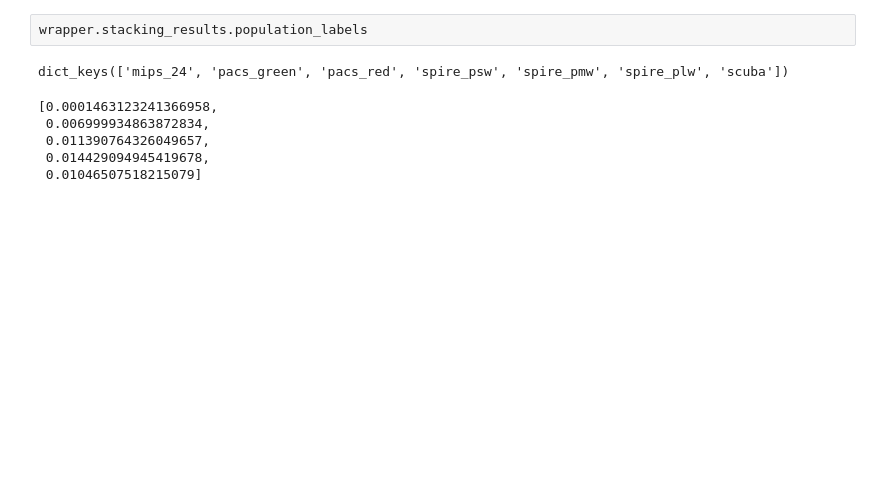
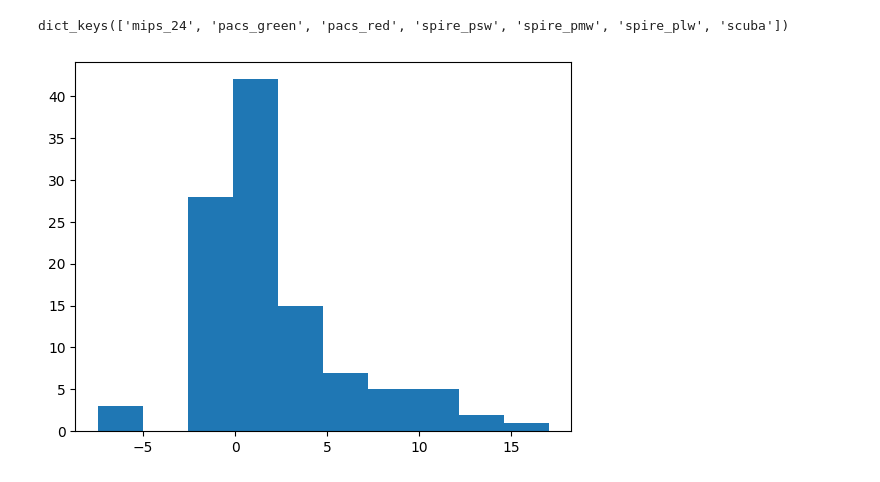
Before and after one commit to marcoviero/simstack4, a Jupyter notebook: notebooks/2025-06-20-load-json-fit-seds.ipynb, the cells around one changed output. Drawn from its saved outputs; the diff is of its cells as text; code cells hidden in the pictures; blank space fills up the shorter version.

```diff
--- a/notebooks/2025-06-20-load-json-fit-seds.ipynb
+++ b/notebooks/2025-06-20-load-json-fit-seds.ipynb
@@ -48,2 +90,0 @@ Population manager:
-# %% [raw]
-wrapper.stacking_results.population_labels
@@ -52,13 +95,11 @@ wrapper.stacking_results.flux_densities.keys()
 # %% [output]
 dict_keys(['mips_24', 'pacs_green', 'pacs_red', 'spire_psw', 'spire_pmw', 'spire_plw', 'scuba'])
 # %%
-wrapper.stacking_results.flux_densities['spire_psw'][:5]
+import matplotlib.pyplot as plt
+import numpy as np
+plt.hist(1e3*np.array(wrapper.stacking_results.flux_densities['spire_psw']));
 # %% [output]
-[0.0001463123241366958,
- 0.006999934863872834,
- 0.011390764326049657,
- 0.014429094945419678,
- 0.01046507518215079]
+[figure, added]
 # %%
 wrapper.run_analysis_only()
 # %% [output]
```
Also changed, not shown: parts of 30 cells of this notebook, 17 other files.
